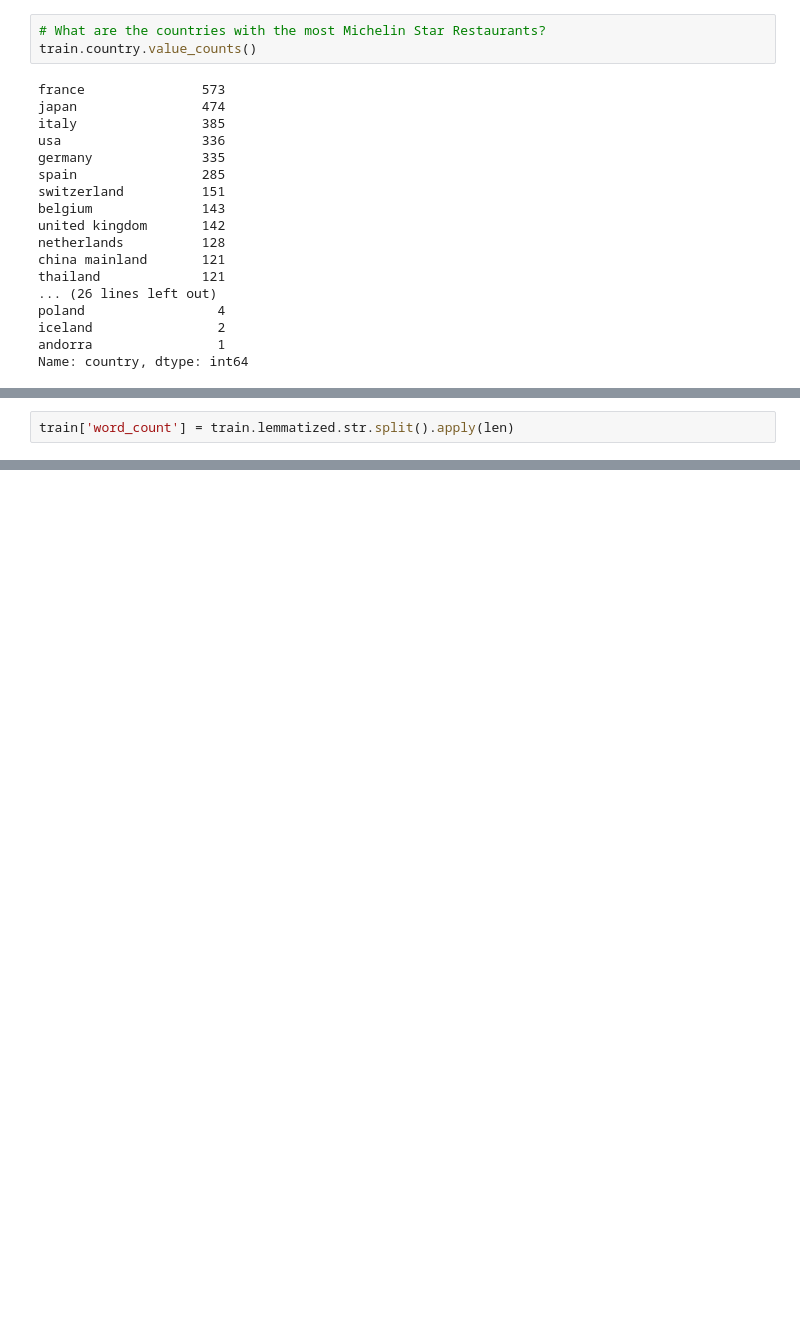
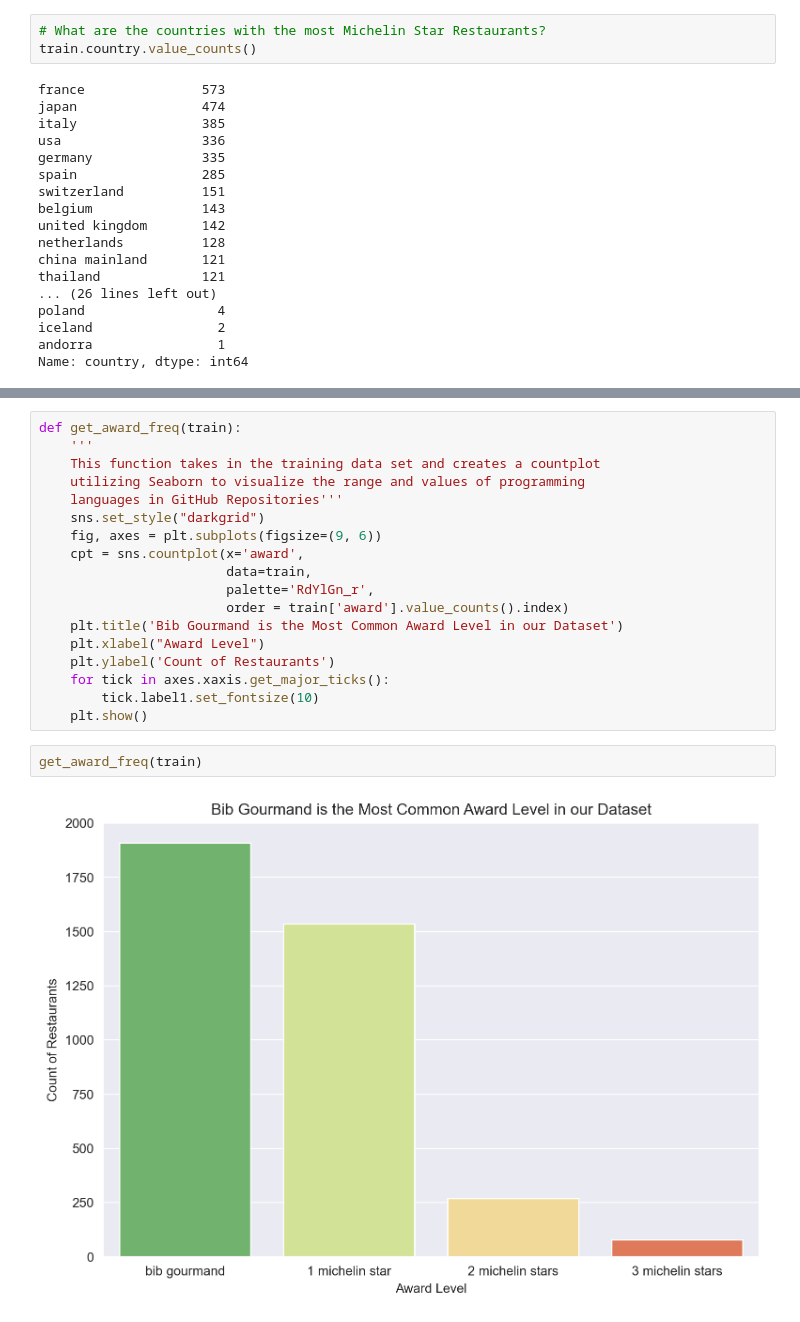
Before and after one commit to CodeupGourmands/Michelin_NLP_Capstone, a Jupyter notebook: cristina_notebook.ipynb, the cells around one changed output, grey strips where cells are left out. Drawn from its saved outputs; the diff is of its cells as text; blank space fills up the shorter version.

Commit message:
Added visualization of target variable in explore

```diff
--- a/cristina_notebook.ipynb
+++ b/cristina_notebook.ipynb
@@ -388,2 +357,0 @@ train.head(2)
-# %%
-train['word_count'] = train.lemmatized.str.split().apply(len)
@@ -395,0 +366,22 @@ train.head(2)
+# %%
+def get_award_freq(train):
+    '''
+    This function takes in the training data set and creates a countplot
+    utilizing Seaborn to visualize the range and values of programming
+    languages in GitHub Repositories'''
+    sns.set_style("darkgrid")
+    fig, axes = plt.subplots(figsize=(9, 6))
+    cpt = sns.countplot(x='award',
+                        data=train,
+                        palette='RdYlGn_r',
+                        order = train['award'].value_counts().index)
+    plt.title('Bib Gourmand is the Most Common Award Level in our Dataset')
+    plt.xlabel("Award Level")
+    plt.ylabel('Count of Restaurants')
+    for tick in axes.xaxis.get_major_ticks():
+        tick.label1.set_fontsize(10)
+    plt.show()
+# %%
+get_award_freq(train)
+# %% [output]
+[figure, added]
```
Also changed, not shown: parts of 5 cells of this notebook, 1 other file.
